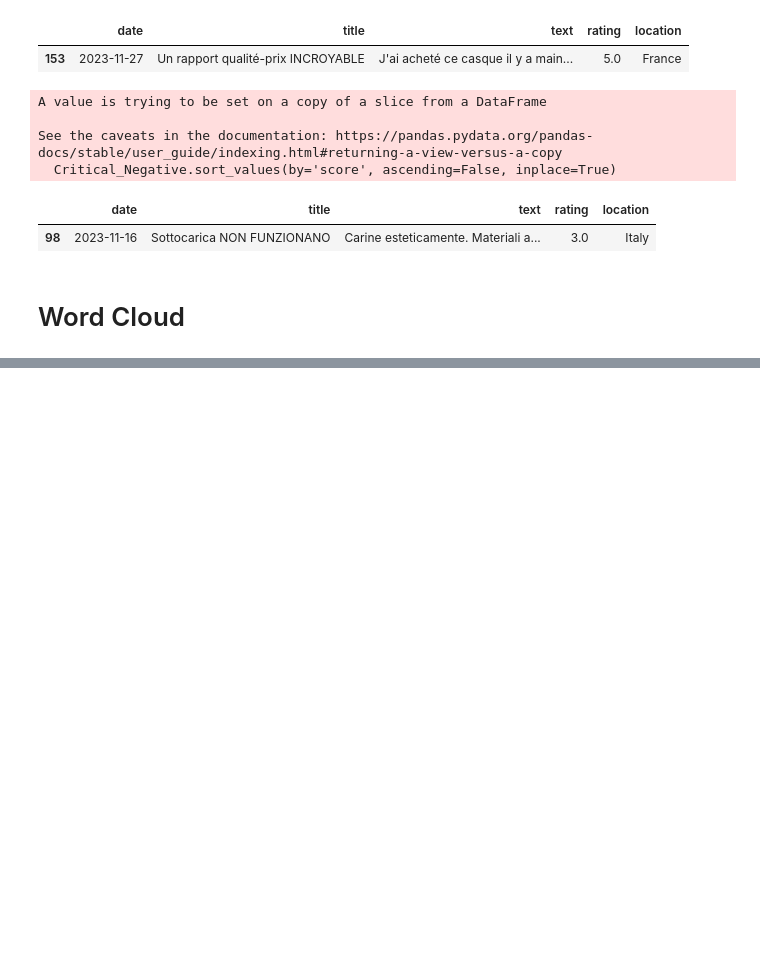
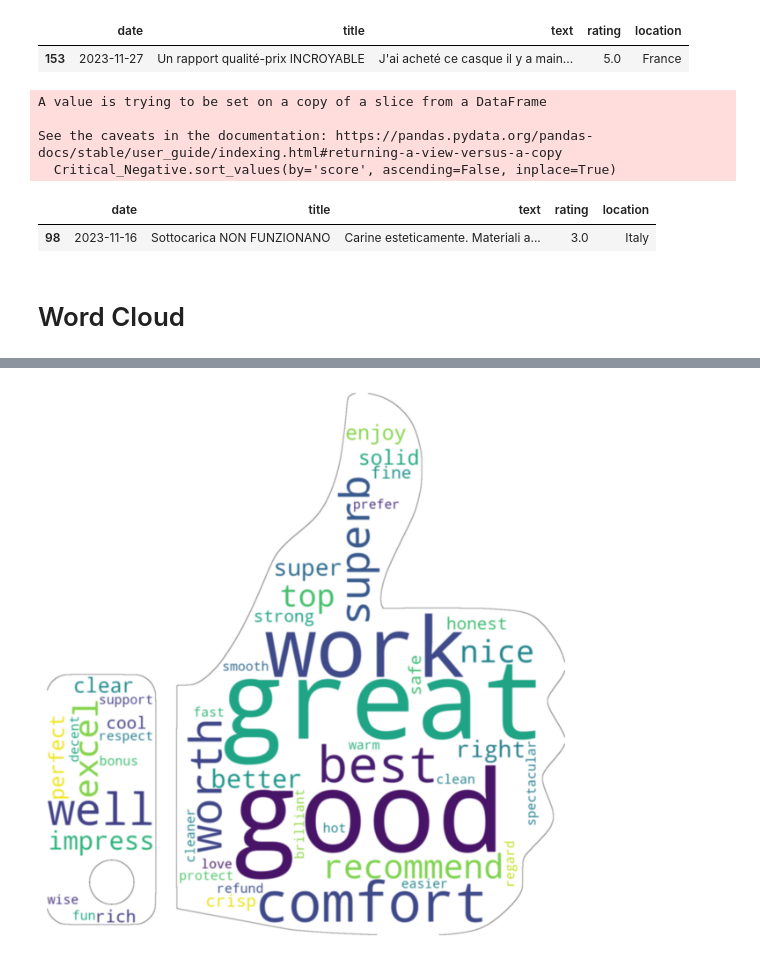
Before and after one commit to ethan-x11/Review-Reflector, a Jupyter notebook: analysis.ipynb, the cells around one changed output, grey strips where cells are left out. Saved outputs shown, nothing was run; the diff lists cells and outputs as text; code cells hidden in the pictures; blank space fills up the shorter version.

Commit message:
Added word cloud

```diff
--- a/analysis.ipynb
+++ b/analysis.ipynb
@@ -153,0 +166,27 @@ reviews_list = reviews['text'].tolist()
+# %%
+positive_reviews = df.loc[df['label'] == 'positive', ['translated_text']]
+negative_reviews = df.loc[df['label'] == 'negative', ['translated_text']]
+# %%
+positive_reviews_list = positive_reviews['translated_text'].tolist()
+word= []
+for i in positive_reviews_list:
+    word.append(word_tokenize(i.lower()))
+word_list = [i for sublist in word for i in sublist]
+stop_words = set()
+stemmer = set()
+stop_words.update(stopwords.words('english'))
+stemmer = SnowballStemmer('english')
+
+filtered_words = []
+
+for word in word_list:
+    if word not in stop_words and word.isalpha():
+        stemmed_word = stemmer.stem(word)
+        filtered_words.append(stemmed_word)
+
+positive_words = set(opinion_lexicon.positive())
+
+positive_word_list = [word for word in filtered_words if word in positive_words]
+
+
+text = ' '.join(positive_word_list)
@@ -153,0 +197,18 @@ reviews_list = reviews['text'].tolist()
+# %%
+THUMBS_UP_FILE = './Images/thumbs-up.png'
+icon = Image.open(THUMBS_UP_FILE)
+image_mask = Image.new(mode='RGB', size = icon.size, color=(255,255,255))
+image_mask.paste(icon, box = icon)
+rgb_array = np.array(image_mask)
+
+word_cloud = WordCloud(mask = rgb_array, background_color='white',contour_width=1, contour_color='black',
+                      colormap='viridis')
+word_cloud.generate(text)
+
+plt.figure(figsize=([16, 8]))
+
+plt.imshow(word_cloud, interpolation='bicubic')
+plt.axis('off')
+plt.show()
+# %% [output]
+[figure, added]
```
Also changed, not shown: parts of 8 cells of this notebook, 4 other files.
